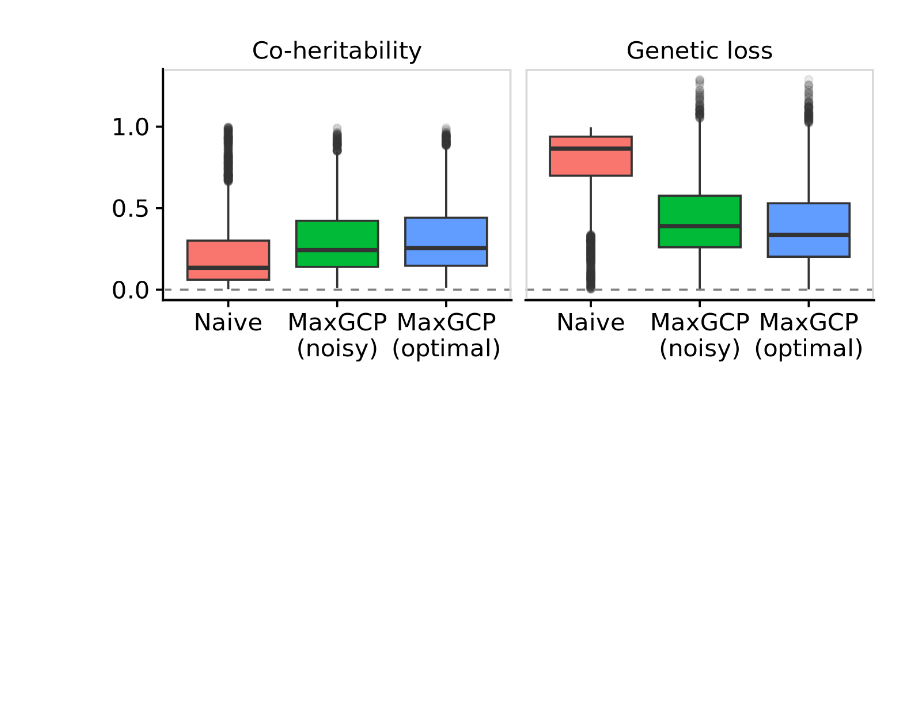
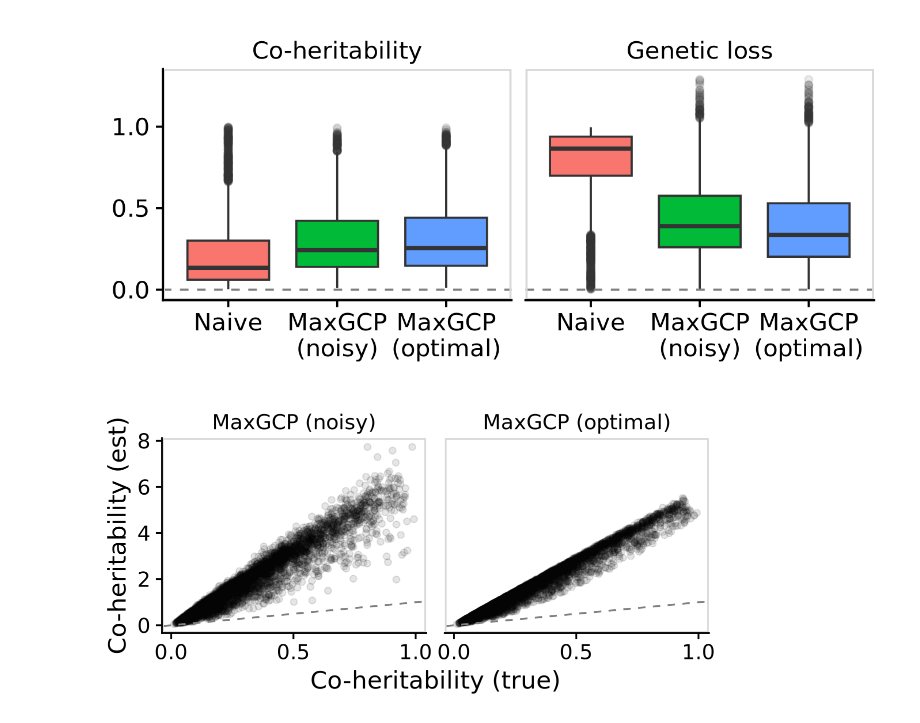
Before and after one commit to tatonetti-lab/maxgcp-analysis, a Jupyter notebook: 1.simulation/2.maxgcp-coheritability.ipynb, the cells around one changed output. Saved outputs shown, nothing was run; the diff lists cells and outputs as text; code cells hidden in the pictures; blank space fills up the shorter version.

Commit message:
feat: add consistency plot

```diff
--- a/1.simulation/2.maxgcp-coheritability.ipynb
+++ b/1.simulation/2.maxgcp-coheritability.ipynb
@@ -44,14 +44,19 @@ do_maxgcp_comparison <- function(directory) {
     maxgcp_rg_noisy <- colSums(gcov * beta_noisy) / sqrt(diag(gcov) * diag(t(beta_noisy) %*% gcov %*% beta_noisy))
     maxgcp_h2_noisy <- diag(t(beta_noisy) %*% gcov %*% beta_noisy) / diag(t(beta_noisy) %*% pcov %*% beta_noisy)
 
+    maxgcp_optimal_estimate <- colSums(gcov * beta) / sqrt(diag(pcov_fit) * diag(t(beta) %*% pcov_fit %*% beta))
+    maxgcp_noisy_estimate <- colSums(noisy_gcov * beta_noisy) / sqrt(diag(pcov_fit) * diag(t(beta_noisy) %*% pcov_fit %*% beta_noisy))
+
     bind_rows(
             original_h2 %>% enframe %>% mutate(method = "Naive", metric = "Heritability"),
             maxgcp_coher_noisy %>% enframe %>% mutate(method = "MaxGCP (noisy)", metric = "Co-heritability"),
             maxgcp_rg_noisy %>% enframe %>% mutate(method = "MaxGCP (noisy)", metric = "Genetic correlation"),
             maxgcp_h2_noisy %>% enframe %>% mutate(method = "MaxGCP (noisy)", metric = "Heritability"),
+            maxgcp_noisy_estimate %>% enframe %>% mutate(method = "MaxGCP (noisy)", metric = "Co-heritability (est)"),
             maxgcp_coher %>% enframe %>% mutate(method = "MaxGCP (optimal)", metric = "Co-heritability"),
             maxgcp_rg %>% enframe %>% mutate(method = "MaxGCP (optimal)", metric = "Genetic correlation"),
             maxgcp_h2 %>% enframe %>% mutate(method = "MaxGCP (optimal)", metric = "Heritability"),
+            maxgcp_optimal_estimate %>% enframe %>% mutate(method = "MaxGCP (optimal)", metric = "Co-heritability (est)"),
         ) %>%
         mutate(
             simulation = directory %>% str_extract("(?<=sim_)[0-9]+"),
@@ -139,3 +144,28 @@ save_plot("img/maxgcp-coheritability-comparison.png", dual_plot, base_width = 5.
 dual_plot
 # %% [output]
 [figure]
+# %%
+options(repr.plot.width = 5, repr.plot.height = 2.5, repr.plot.res = 250)
+
+consistency_plot <- maxgcp_comparison_df %>%
+    filter(metric %>% str_starts("Co-heritability")) %>%
+    pivot_wider(names_from = metric) %>%
+    ggplot(aes(x = `Co-heritability`, y = `Co-heritability (est)`)) +
+    geom_point(alpha = 0.1) +
+    geom_abline(slope = 1, intercept = 0, linetype = "dashed", color = "grey50") +
+    facet_wrap(vars(method)) +
+    theme_cowplot() +
+    theme(
+        strip.background = element_blank(),
+        panel.spacing = unit(0.75, "lines"),
+    ) +
+    panel_border() +
+    xlab("Co-heritability (true)") +
+    scale_x_continuous(n.breaks = 3)
+
+save_plot("img/consistency.png", consistency_plot, base_width = 5, base_height = 2.5,
+          dpi = 400, bg = "white")
+
+consistency_plot
+# %% [output]
+[figure, added]
```
Also changed, not shown: 1 other file.
